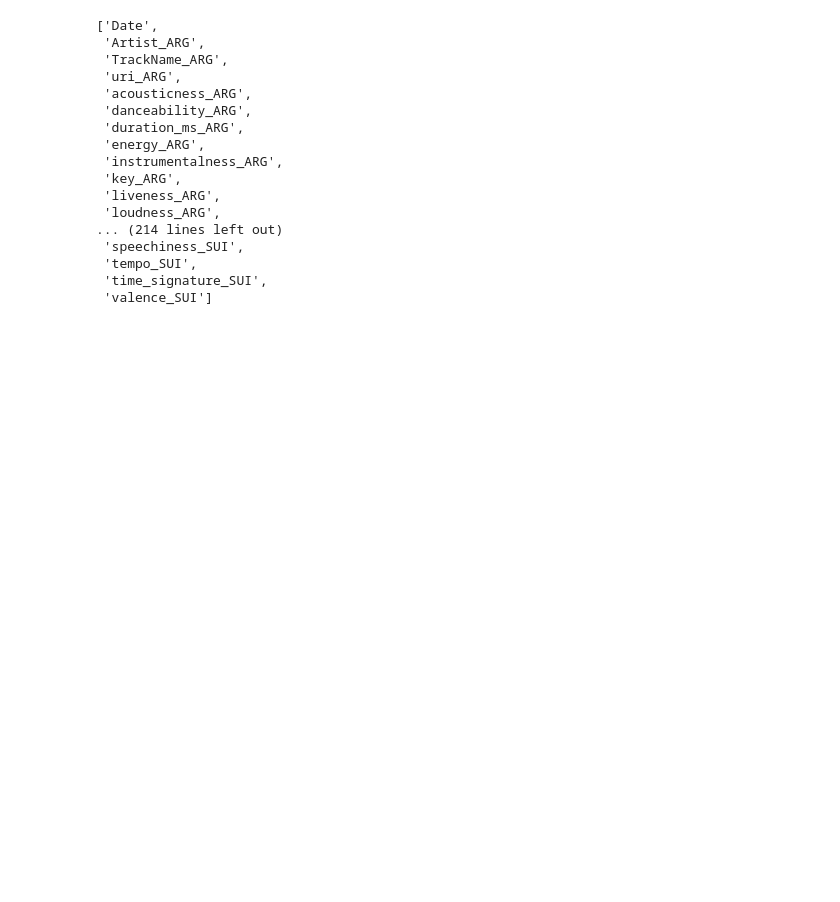
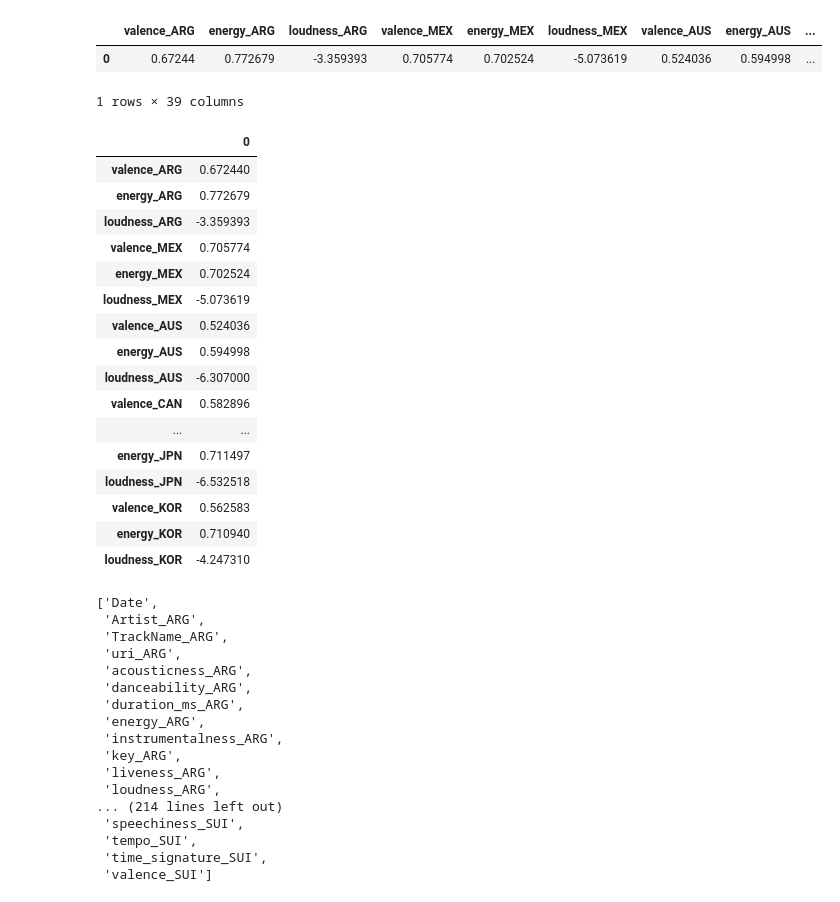
Before and after one commit to DataBerenicenz/Epsilon_Team, a Jupyter notebook: +Jesus/Spotify.ipynb, the cells around one changed output. Saved outputs shown, nothing was run; the diff lists cells and outputs as text; code cells hidden in the pictures; blank space fills up the shorter version.

```diff
--- a/+Jesus/Spotify.ipynb
+++ b/+Jesus/Spotify.ipynb
@@ -83,3 +83,80 @@ complete_dataframe.head()
+# %%
+complete_dataframe=complete_dataframe.rename(columns={
+"danceability":"danceability_SUI",
+"energy":"energy_SUI",
+"instrumentalness":"instrumentalness_SUI",
+"key":"key_SUI",
+"liveness":"liveness_SUI",
+"loudness":"loudness_SUI",
+"mode":"mode_SUI",
+"speechiness":"speechiness_SUI",
+"tempo":"tempo_SUI",
+"time_signature":"time_signature_SUI",
+"valence":"valence_SUI"})
+
+complete_dataframe.head()
+
+def create_column_names(variable_to_study):
+    study_column_names=[]
+    for x in range(len(countries)):
+        study_column_names.append(f'valence_{countries[x]}')
+        study_column_names.append(f'danceability_{countries[x]}')
+        study_column_names.append(f'energy_{countries[x]}')
+
+
+    return study_column_names
+
+variable_to_study="valence"
+
+study_column_names=create_column_names(variable_to_study)
+columns_for_analysis=len(study_column_names)
+
+qualities=complete_dataframe[study_column_names]
+
+qualities = tot_valen.mean()
+
+qualities = pd.DataFrame(tot_valen)
+
+qualities
+
+new_qualities= qualities.T # or df2.transpose()
+
+new_qualities
+# %% [output]
+|  | valence_ARG | energy_ARG | loudness_ARG | valence_MEX | energy_MEX | loudness_MEX | valence_AUS | energy_AUS | ... |
+| 0 | 0.67244 | 0.772679 | -3.359393 | 0.705774 | 0.702524 | -5.073619 | 0.524036 | 0.594998 | ... |
+1 rows × 39 columns
+# %%
+variable_to_study="energy"
+
+study_column_names=create_column_names(variable_to_study)
+columns_for_analysis=len(study_column_names)
+
+tot_loud=complete_dataframe[study_column_names]
+
+tot_loud = tot_loud.mean()
+
+tot_loud = pd.DataFrame(tot_loud)
+
+tot_loud
+# %% [output]
+|  | 0 |
+| valence_ARG | 0.672440 |
+| energy_ARG | 0.772679 |
+| loudness_ARG | -3.359393 |
+| valence_MEX | 0.705774 |
+| energy_MEX | 0.702524 |
+| loudness_MEX | -5.073619 |
+| valence_AUS | 0.524036 |
+| energy_AUS | 0.594998 |
+| loudness_AUS | -6.307000 |
+| valence_CAN | 0.582896 |
+| ... | ... |
+| energy_JPN | 0.711497 |
+| loudness_JPN | -6.532518 |
+| valence_KOR | 0.562583 |
+| energy_KOR | 0.710940 |
+| loudness_KOR | -4.247310 |
 # %%
 column_names=complete_dataframe.columns
 
```
Also changed, not shown: parts of 10 cells of this notebook, 4 other files.
